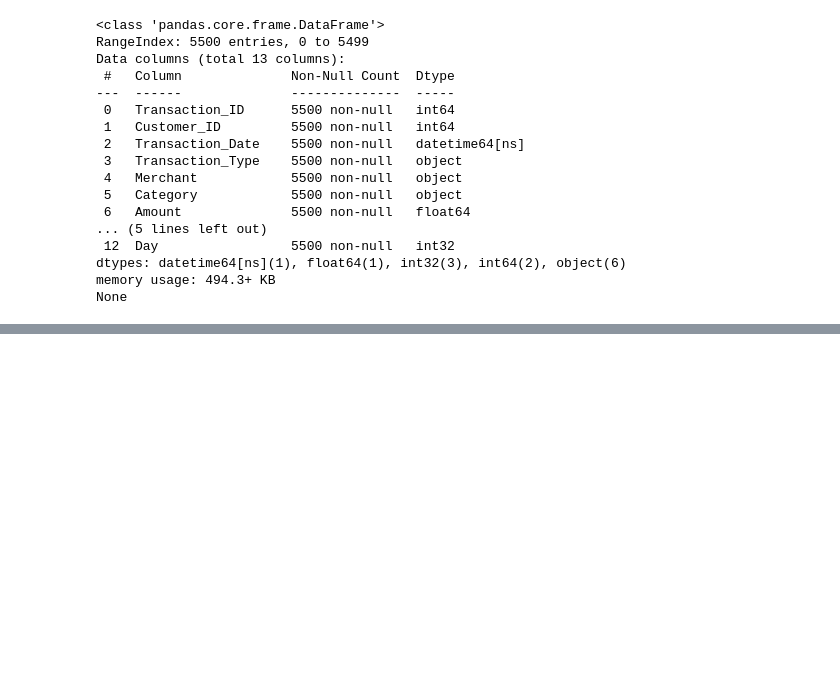
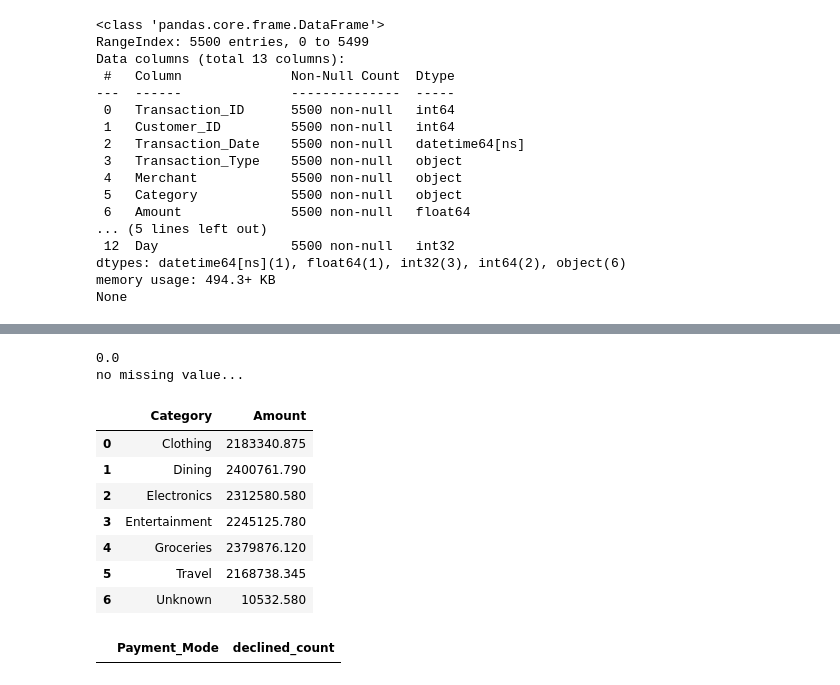
Before and after one commit to vipinyadav23542-ai/python_pandasvip, a Jupyter notebook: creditcardcasestudy.ipynb, the cells around one changed output, grey strips where cells are left out. Drawn from its saved outputs; the diff is of its cells as text; code cells hidden in the pictures; blank space fills up the shorter version.

```diff
--- a/creditcardcasestudy.ipynb
+++ b/creditcardcasestudy.ipynb
@@ -165,0 +222,41 @@ df.to_csv("clean_data.csv")
+# %%
+####categorize the transaction into low medium and high based on
+###low below 2000
+###medium between 2000 - 45000
+###high above 4500
+df['Amount_Category'] = pd.cut(df['Amount'],
+                              bins=[-float('inf'),2000,4500,float('inf')],
+                               labels=['low','medium','high'])
+df[['Amount','Amount_Category']].head()
+#### drop the merchant column if more than 30% of values are missing
+
+missing_value = df['Merchant'].isnull().mean()
+print(missing_value)
+
+if missing_value > 0.03:
+    df.drop(columns=['Merchant'],inplace=True)
+    print("delete done...")
+else:
+    print("no missing value...")
+# %% [output]
+0.0
+no missing value...
+# %%
+#####find the total trancation amount per category
+total_amount_per_category = df.groupby('Category')['Amount'].sum().reset_index()
+total_amount_per_category
+# %% [output]
+|  | Category | Amount |
+| 0 | Clothing | 2183340.875 |
+| 1 | Dining | 2400761.790 |
+| 2 | Electronics | 2312580.580 |
+| 3 | Entertainment | 2245125.780 |
+| 4 | Groceries | 2379876.120 |
+| 5 | Travel | 2168738.345 |
+| 6 | Unknown | 10532.580 |
+# %%
+####determine the number of declined transaction per paymenet mode
+declined_transactions = df[df['Transaction_Status']=='Approved'].groupby('Payment_Mode').size().reset_index(name='declined_count')
+declined_transactions
+# %% [output]
+|  | Payment_Mode | declined_count |
```
Also changed, not shown: parts of 8 cells of this notebook.
